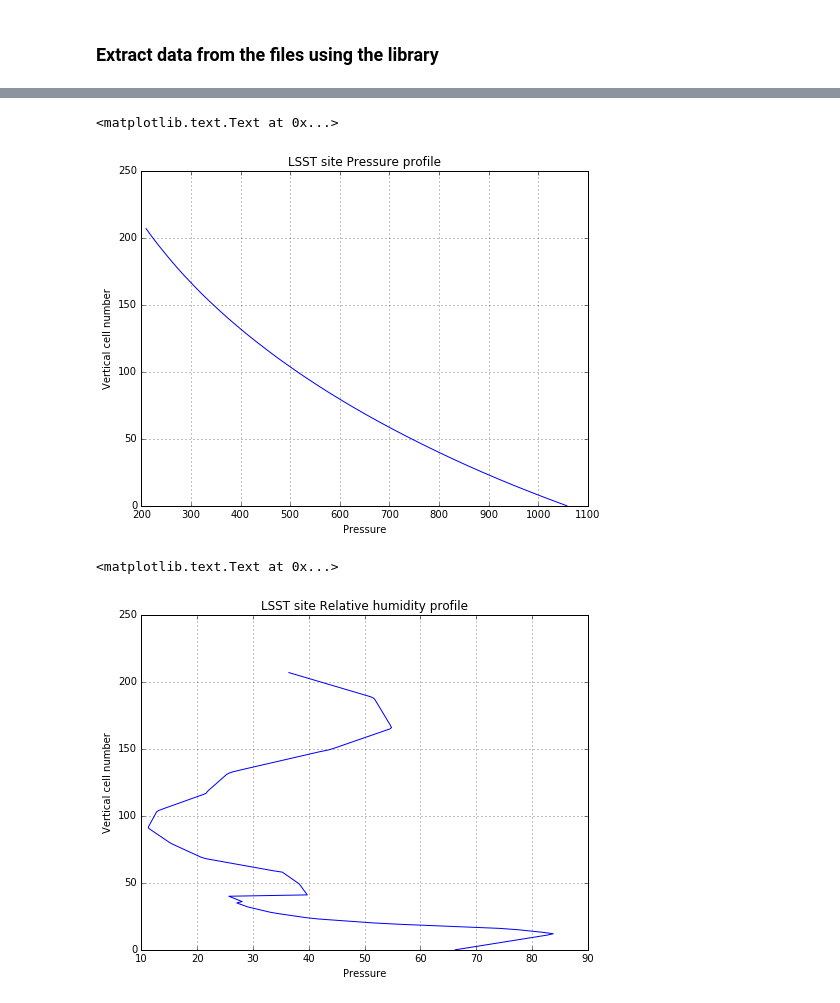
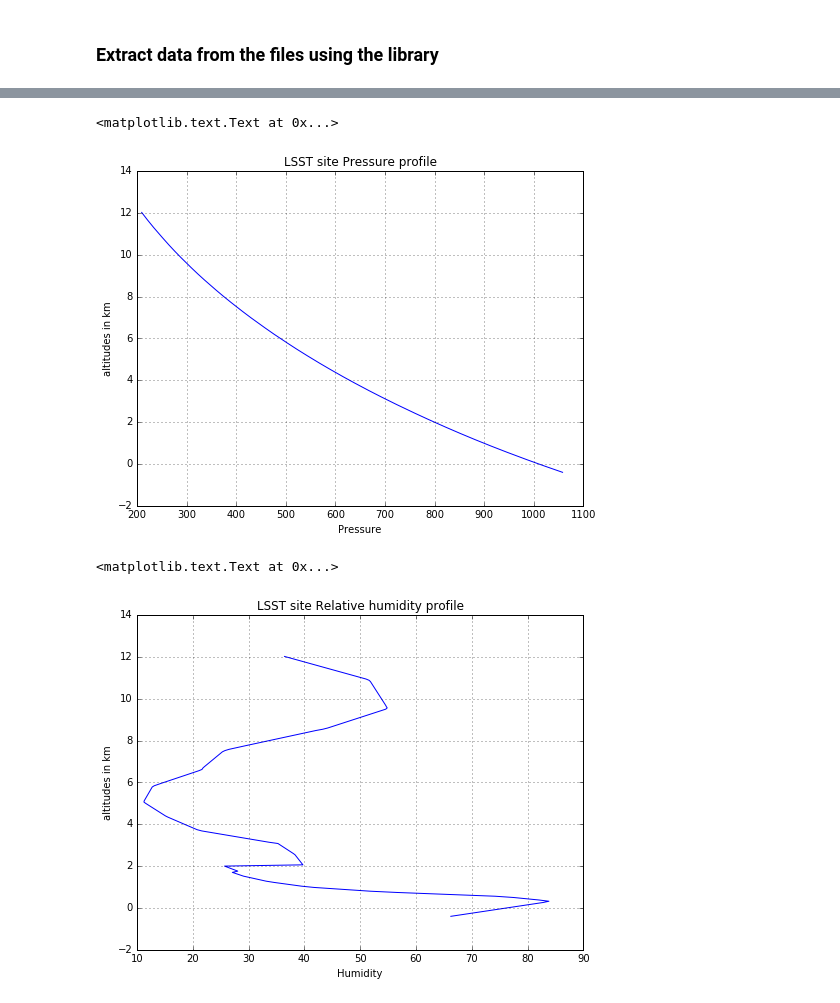
Before and after one commit to sylvielsstfr/caliopL3Ana, a Jupyter notebook: ScanAerosolsTenYears.ipynb, the cells around one changed output, grey strips where cells are left out. Cells and saved outputs as stored; diff of their text form; code cells hidden in the pictures.

```diff
--- a/ScanAerosolsTenYears.ipynb
+++ b/ScanAerosolsTenYears.ipynb
@@ -70,6 +70,10 @@ for year in range(2007,2016,1):
 # %% [markdown]
 ### Extract data from the files using the library
 # %%
-temperatures=cal.GetValue(dayfiles_fullname[0],'Temperature_Mean')
-pressures=cal.GetValue(dayfiles_fullname[0],'Pressure_Mean')
-humidity=cal.GetValue(dayfiles_fullname[0],'Relative_Humidity_Mean')
+temperatures=cal.GetL3Value(dayfiles_fullname[0],'Temperature_Mean')
+pressures=cal.GetL3Value(dayfiles_fullname[0],'Pressure_Mean')
+humidity=cal.GetL3Value(dayfiles_fullname[0],'Relative_Humidity_Mean')
+altitudes=cal.GetL3APAltitudes()
+
+thealtitudes=altitudes[0:len(temperatures)]
+thealtitudes.shape
@@ -88,24 +107,24 @@ plt.title(title)
 # %%
 fig=plt.figure(figsize=(8,6))
 ax=fig.add_subplot(1,1,1)
-ax.plot(pressures,np.arange(0,pressures.size))
+ax.plot(pressures,thealtitudes)
 title= "LSST site Pressure profile"
-ax.set_ylabel('Vertical cell number')
+ax.set_ylabel('altitudes in km')
 ax.set_xlabel('Pressure')
 ax.grid(True)
 plt.title(title)
 # %% [output]
 <matplotlib.text.Text at 0x...>
-[figure, old version]
+[figure, new version]
 # %%
 fig=plt.figure(figsize=(8,6))
 ax=fig.add_subplot(1,1,1)
-ax.plot(humidity,np.arange(0,humidity.size))
+ax.plot(humidity,thealtitudes)
 title= "LSST site Relative humidity profile"
-ax.set_ylabel('Vertical cell number')
-ax.set_xlabel('Pressure')
+ax.set_ylabel('altitudes in km')
+ax.set_xlabel('Humidity')
 ax.grid(True)
 plt.title(title)
 # %% [output]
 <matplotlib.text.Text at 0x...>
-[figure, old version]
+[figure, new version]
```
Also changed, not shown: parts of 3 cells of this notebook, 1 other file.
